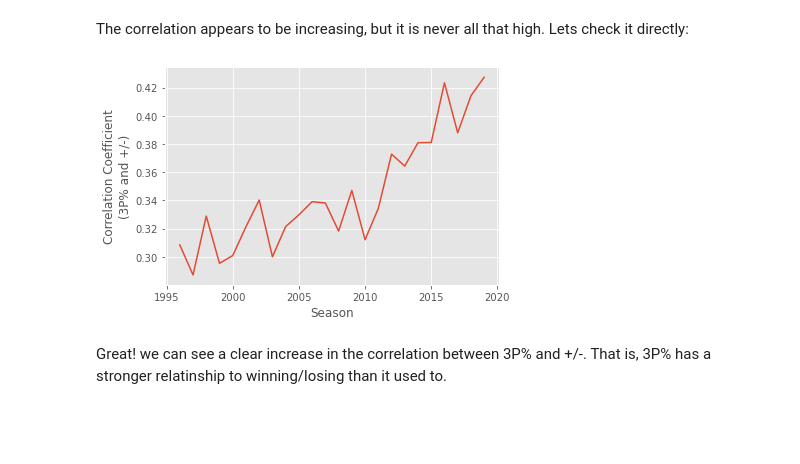
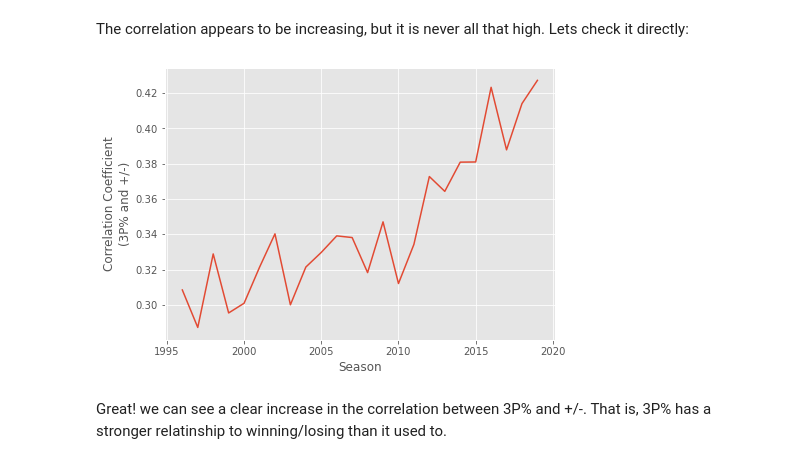
Before and after one commit to Nick-Henderson/nba-3pt-analysis, a Jupyter notebook: nba-3pt-analysis.ipynb, the cells around one changed output. Drawn from its saved outputs; the diff is of its cells as text; code cells hidden in the pictures; blank space fills up the shorter version.

Commit message:
updated-corr-plot

```diff
--- a/nba-3pt-analysis.ipynb
+++ b/nba-3pt-analysis.ipynb
@@ -274,11 +274,11 @@ def corr_plot(df,year_list,col1,col2,ax):
     ax.set_xlabel('Season')
     ax.set_ylabel(f'Correlation Coefficient\n({col1} and {col2})')
 # %%
-fig,ax=plt.subplots()
+fig,ax=plt.subplots(figsize=(7,5))
 corr_plot(nba,years,'3P%','+/-',ax)
 fig.savefig('plots/7-corr-plus-minus-3pp.png')
 # %% [output]
-[figure, old version]
+[figure, new version]
 # %% [markdown]
 Great! we can see a clear increase in the correlation between 3P% and +/-. That is, 3P% has a stronger relatinship to winning/losing than it used to.
 # %% [markdown]
```
